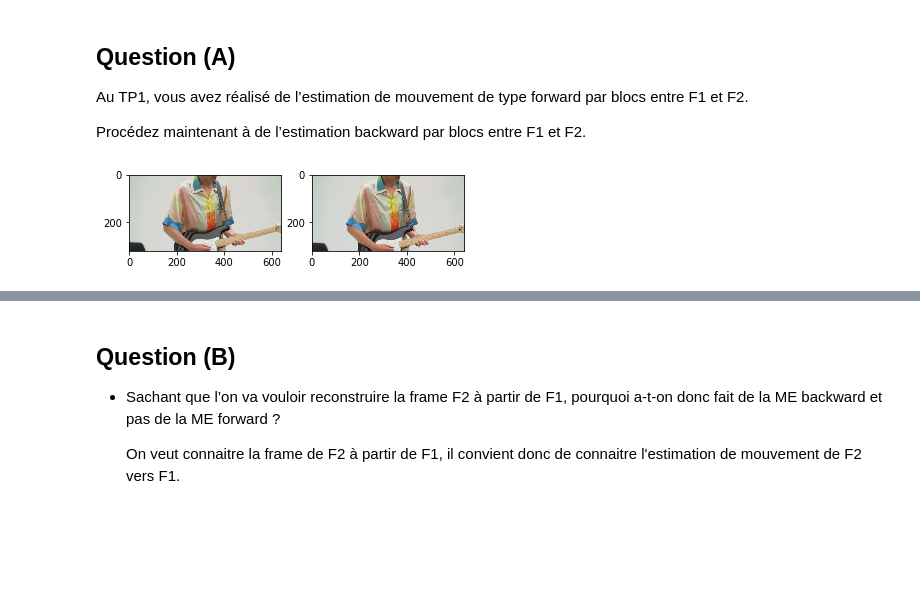
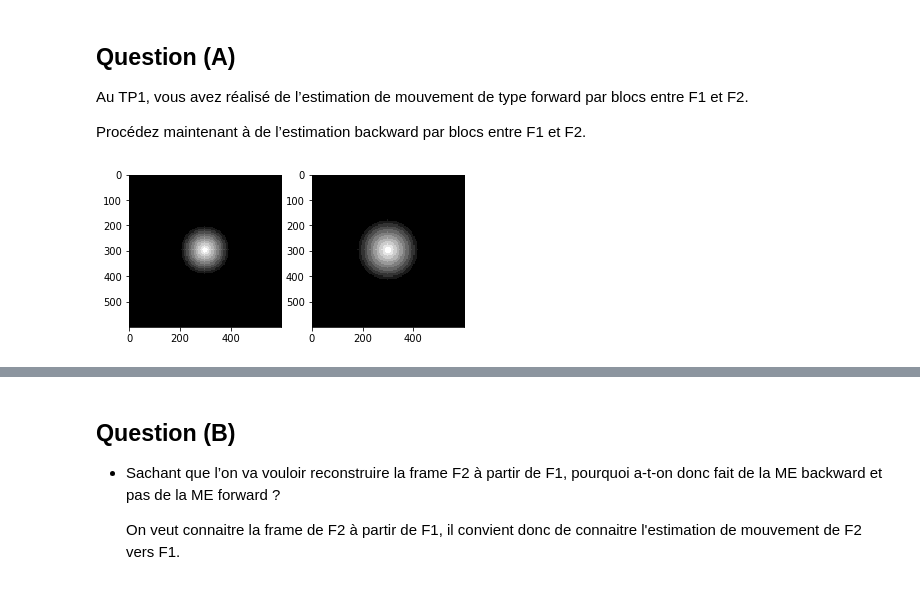
Before and after one commit to Bast-94/cv-practical-works-2023, a Jupyter notebook: tp2/notebook.ipynb, the cells around one changed output, grey strips where cells are left out. Saved outputs shown, nothing was run; the diff lists cells and outputs as text; code cells hidden in the pictures; blank space fills up the shorter version.

```diff
--- a/tp2/notebook.ipynb
+++ b/tp2/notebook.ipynb
@@ -43,12 +44,15 @@ def display_images(images, lines = None, columns = None, indices = None, vmin =
             plt.subplot(lines, columns, indices[k])
             display_image(images[k], vmin = vmin, vmax = vmax, now = False)
     plt.show()
+# %%
+img_1_file_path = os.path.join(PATH_TO_IMG_DIRECTORY,'1.png')
+img_2_file_path = os.path.join(PATH_TO_IMG_DIRECTORY,'2.png')
 # %%
-f1 = load_img_array(os.path.join(PATH_TO_IMG_DIRECTORY,'LF016.jpg'))
-f2 = load_img_array(os.path.join(PATH_TO_IMG_DIRECTORY,'LF017.jpg'))
+f1 = load_img_array(img_1_file_path)
+f2 = load_img_array(img_2_file_path)
 display_images([f1,f2])
 # %% [output]
-[figure, old version]
+[figure, new version]
 # %%
 class BackWardEstimator():
     def __init__(self, frame_1_file_name :str, frame_2_file_name :str ) -> None:
```
Also changed, not shown: parts of 18 cells of this notebook.
